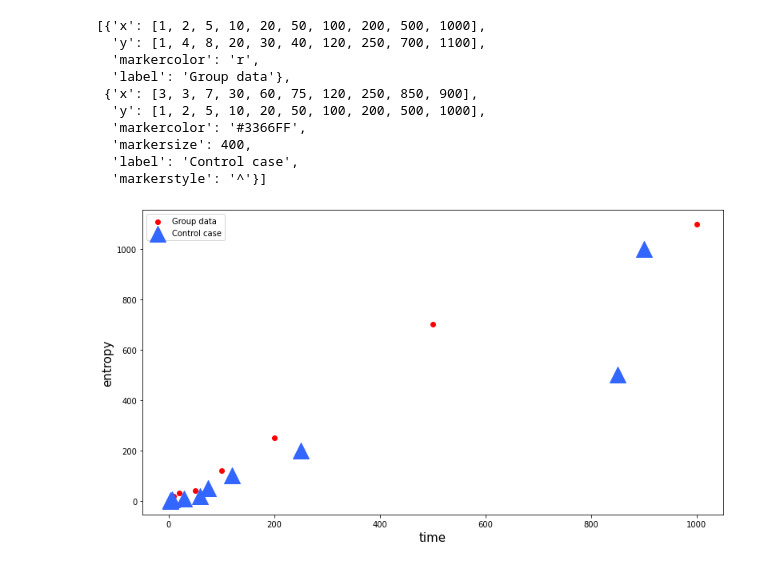
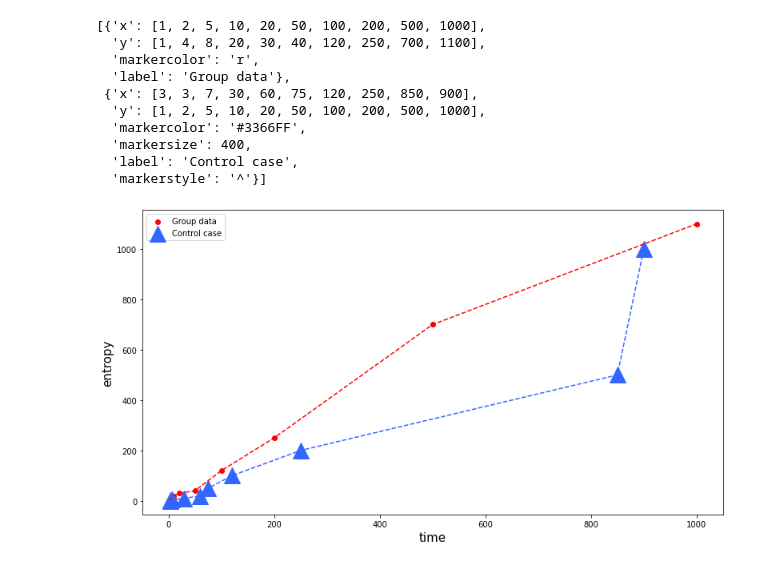
Before and after one commit to Mitchellpkt/python-isthmuslib, a Jupyter notebook: light-demo.ipynb, the cells around one changed output. Cells and saved outputs as stored; diff of their text form; code cells hidden in the pictures.

Commit message:
adds support for lines on scatter plots

```diff
--- a/light-demo.ipynb
+++ b/light-demo.ipynb
@@ -51,6 +51,6 @@ dataDict
   'label': 'Control case',
   'markerstyle': '^'}]
 # %%
-isli.scatterDictionary(dataDict, xlabel='time', ylabel='entropy', legend=True);
+isli.scatterDictionary(dataDict, xlabel='time', ylabel='entropy', legend=True, lines=True, linestyle='--');
 # %% [output]
-[figure, old version]
+[figure, new version]
```
Also changed, not shown: 1 other file.
